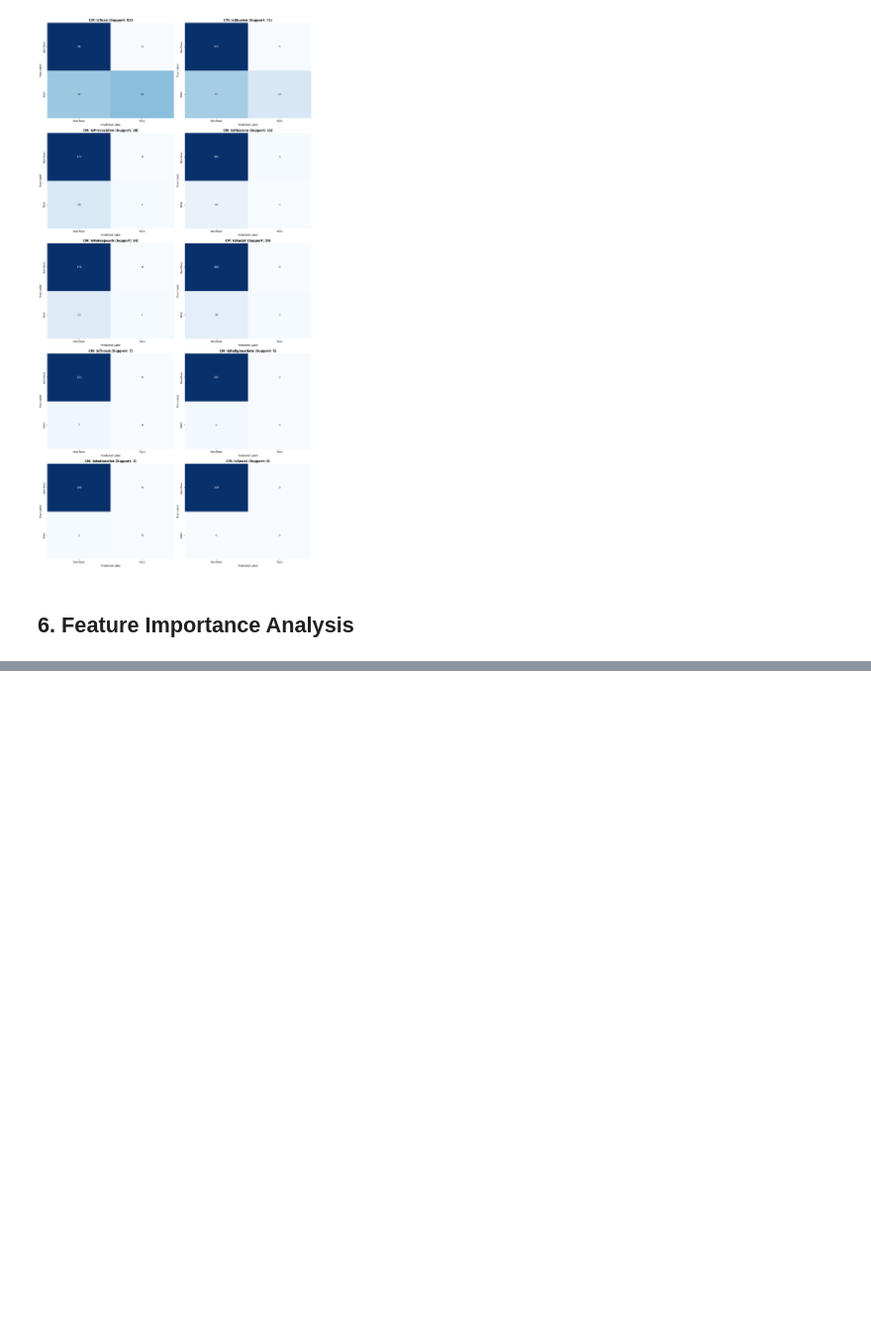
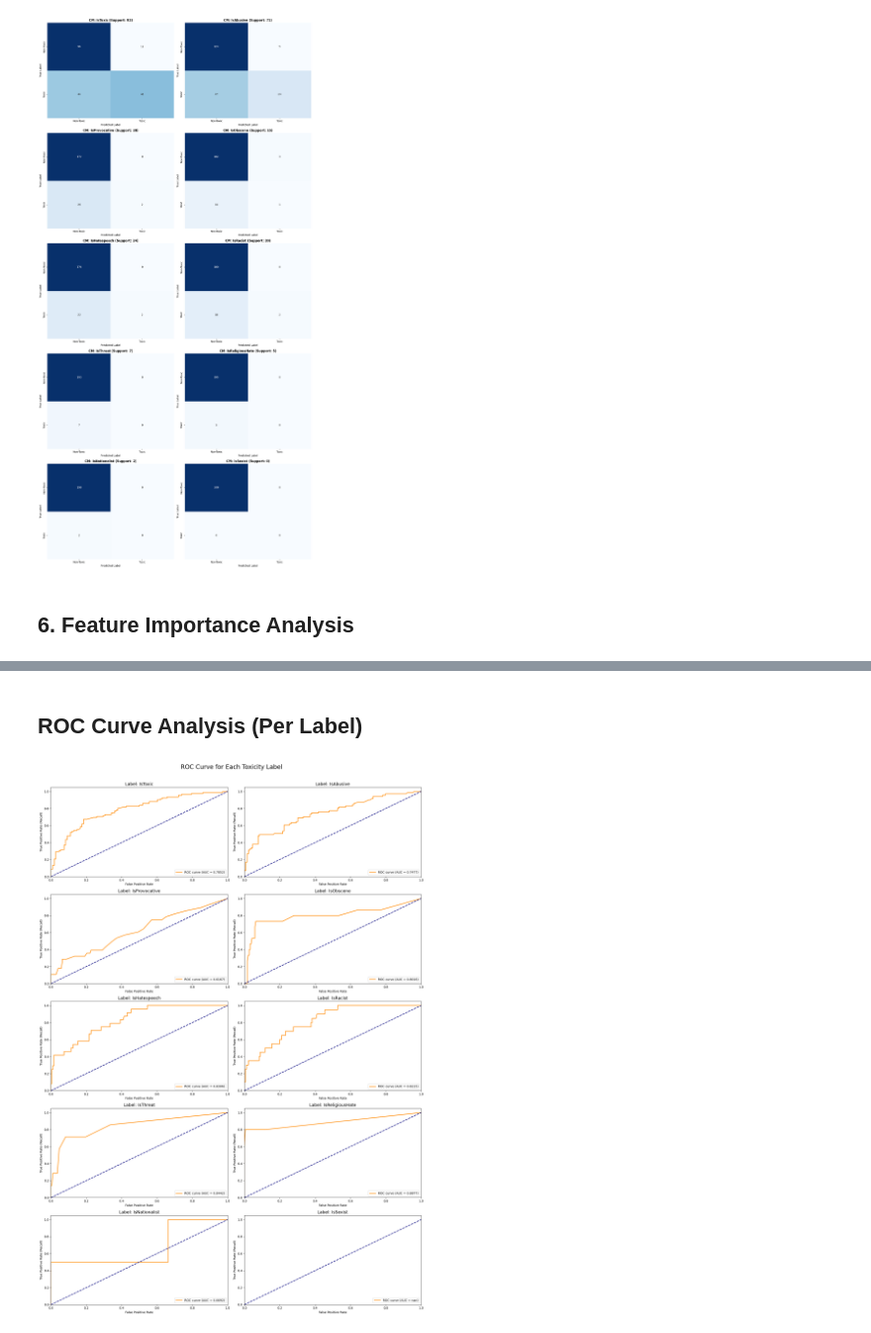
Before and after one commit to Bootcamp-IA-P5/proyecto10-grupo5, a Jupyter notebook: eda/model_01_random_forest-multy-label-case.ipynb, the cells around one changed output, grey strips where cells are left out. Shown at 99% size. Drawn from its saved outputs; the diff is of its cells as text; code cells hidden in the pictures; blank space fills up the shorter version.

```diff
--- a/eda/model_01_random_forest-multy-label-case.ipynb
+++ b/eda/model_01_random_forest-multy-label-case.ipynb
@@ -550,0 +571,44 @@ plt.show()
+# %% [markdown]
+## ROC Curve Analysis (Per Label)
+# %%
+## ROC Curve Visualization
+
+from sklearn.metrics import roc_curve, auc
+import matplotlib.pyplot as plt
+
+# --- Setup ---
+target_cols = y_test.columns.to_list()
+
+fig, axes = plt.subplots(5, 2, figsize=(18, 25))
+axes = axes.flatten()
+plt.suptitle('ROC Curve for Each Toxicity Label', fontsize=20, y=1.02)
+
+# --- Plotting Loop ---
+for i, label in enumerate(target_cols):
+    ax = axes[i]
+
+    # Extract True Labels and Probabilities for the current column
+    # y_test is a DataFrame, y_test_proba is a NumPy array (N_samples, 10 columns)
+    y_true = y_test[label]
+    y_scores = y_test_proba[:, i]
+
+    # Calculate ROC curve
+    fpr, tpr, thresholds = roc_curve(y_true, y_scores)
+    roc_auc = auc(fpr, tpr)
+
+    # Plotting
+    ax.plot(fpr, tpr, color='darkorange', lw=2, label=f'ROC curve (AUC = {roc_auc:.4f})')
+    ax.plot([0, 1], [0, 1], color='navy', lw=2, linestyle='--')
+
+    ax.set_xlim([0.0, 1.0])
+    ax.set_ylim([0.0, 1.05])
+    ax.set_xlabel('False Positive Rate')
+    ax.set_ylabel('True Positive Rate (Recall)')
+    ax.set_title(f'Label: {label}', fontsize=14)
+    ax.legend(loc="lower right")
+
+# --- Final Display ---
+plt.tight_layout(rect=[0, 0, 1, 1.01])
+plt.show()
+# %% [output]
+[figure, added]
```
Also changed, not shown: parts of 54 cells of this notebook, 4 other files.
